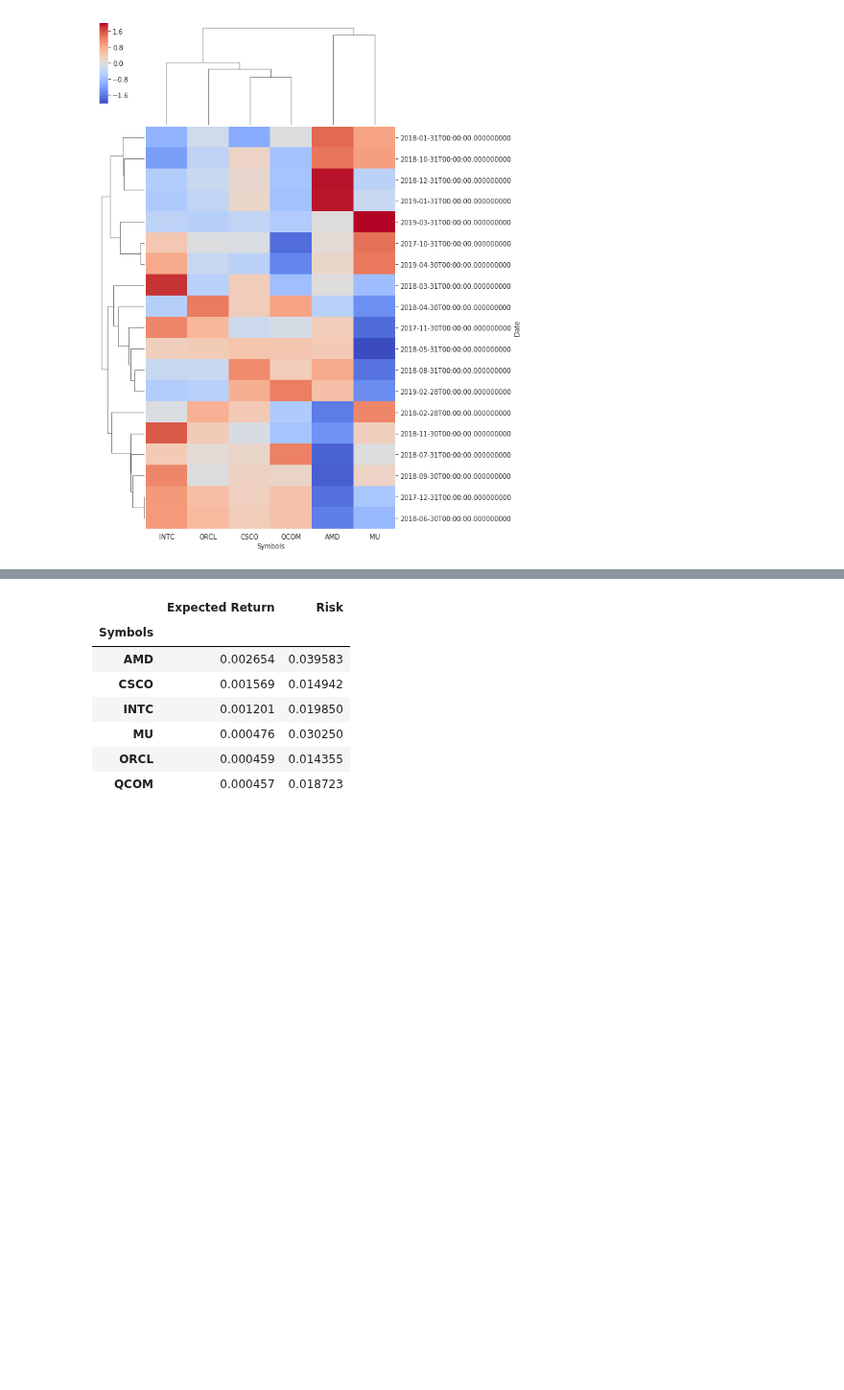
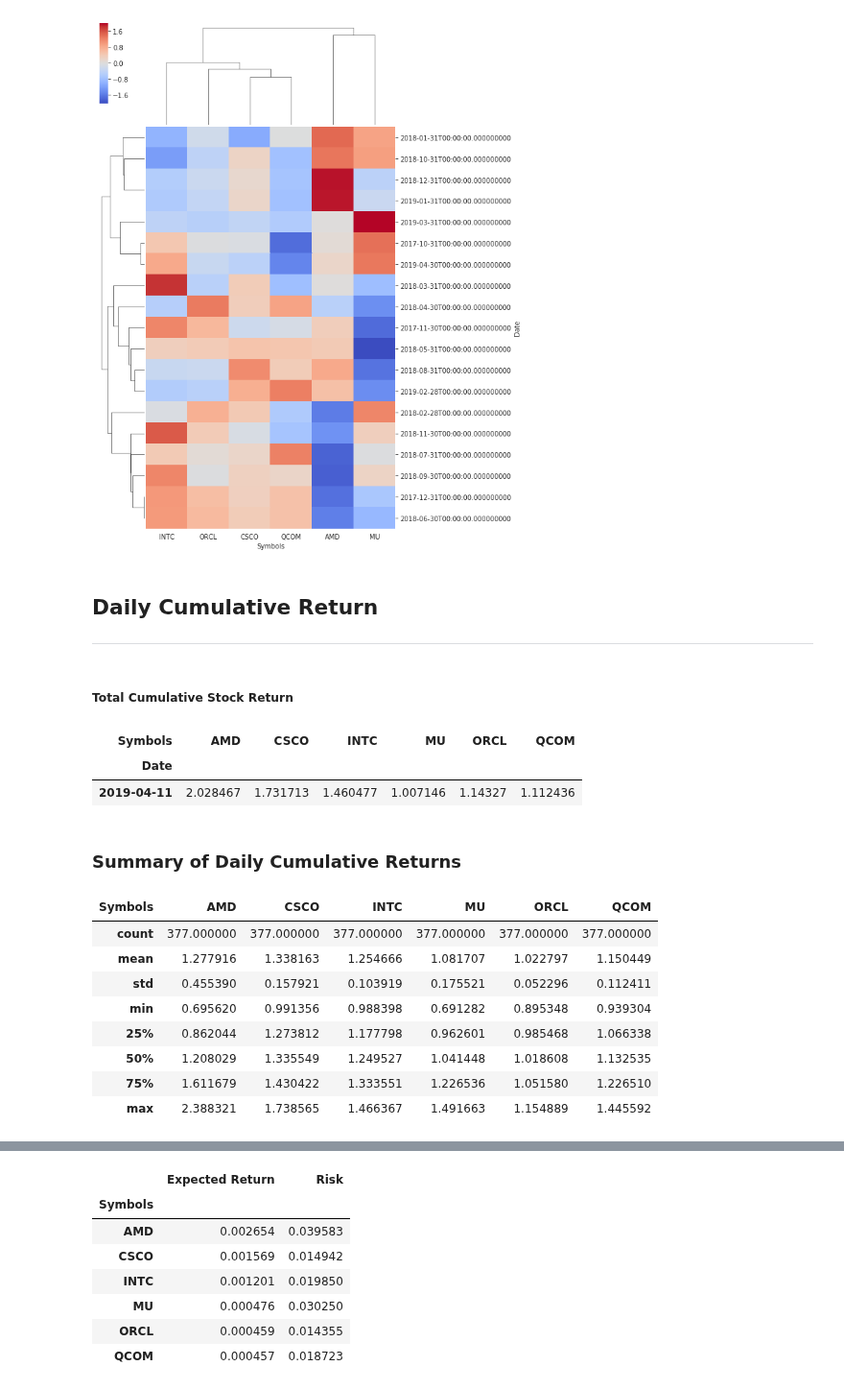
Before and after one commit to TrevorMcDougald/CS4315, a Jupyter notebook: Selecting the Predictive Dataset.ipynb, the cells around one changed output, grey strips where cells are left out. Shown at 96% size. Saved outputs shown, nothing was run; the diff lists cells and outputs as text; code cells hidden in the pictures; blank space fills up the shorter version.

```diff
--- a/Selecting the Predictive Dataset.ipynb
+++ b/Selecting the Predictive Dataset.ipynb
@@ -161,2 +162,5 @@ graph_returns = sns.clustermap(tech_month_returns.dropna(), metric="correlation"
 # %% [output]
 [figure]
+# %% [markdown]
+## Daily Cumulative Return
+-------
@@ -162,0 +169,22 @@ graph_returns = sns.clustermap(tech_month_returns.dropna(), metric="correlation"
+# %% [markdown]
+##### Total Cumulative Stock Return
+# %%
+tech_cum_daily_return.tail(1)
+# %% [output]
+| Symbols | AMD | CSCO | INTC | MU | ORCL | QCOM |
+| Date |  |  |  |  |  |  |
+| 2019-04-11 | 2.028467 | 1.731713 | 1.460477 | 1.007146 | 1.14327 | 1.112436 |
+# %% [markdown]
+### Summary of Daily Cumulative Returns
+# %%
+tech_cum_daily_return.describe()
+# %% [output]
+| Symbols | AMD | CSCO | INTC | MU | ORCL | QCOM |
+| count | 377.000000 | 377.000000 | 377.000000 | 377.000000 | 377.000000 | 377.000000 |
+| mean | 1.277916 | 1.338163 | 1.254666 | 1.081707 | 1.022797 | 1.150449 |
+| std | 0.455390 | 0.157921 | 0.103919 | 0.175521 | 0.052296 | 0.112411 |
+| min | 0.695620 | 0.991356 | 0.988398 | 0.691282 | 0.895348 | 0.939304 |
+| 25% | 0.862044 | 1.273812 | 1.177798 | 0.962601 | 0.985468 | 1.066338 |
+| 50% | 1.208029 | 1.335549 | 1.249527 | 1.041448 | 1.018608 | 1.132535 |
+| 75% | 1.611679 | 1.430422 | 1.333551 | 1.226536 | 1.051580 | 1.226510 |
+| max | 2.388321 | 1.738565 | 1.466367 | 1.491663 | 1.154889 | 1.445592 |
```
Also changed, not shown: parts of 32 cells of this notebook, 1 other file.
